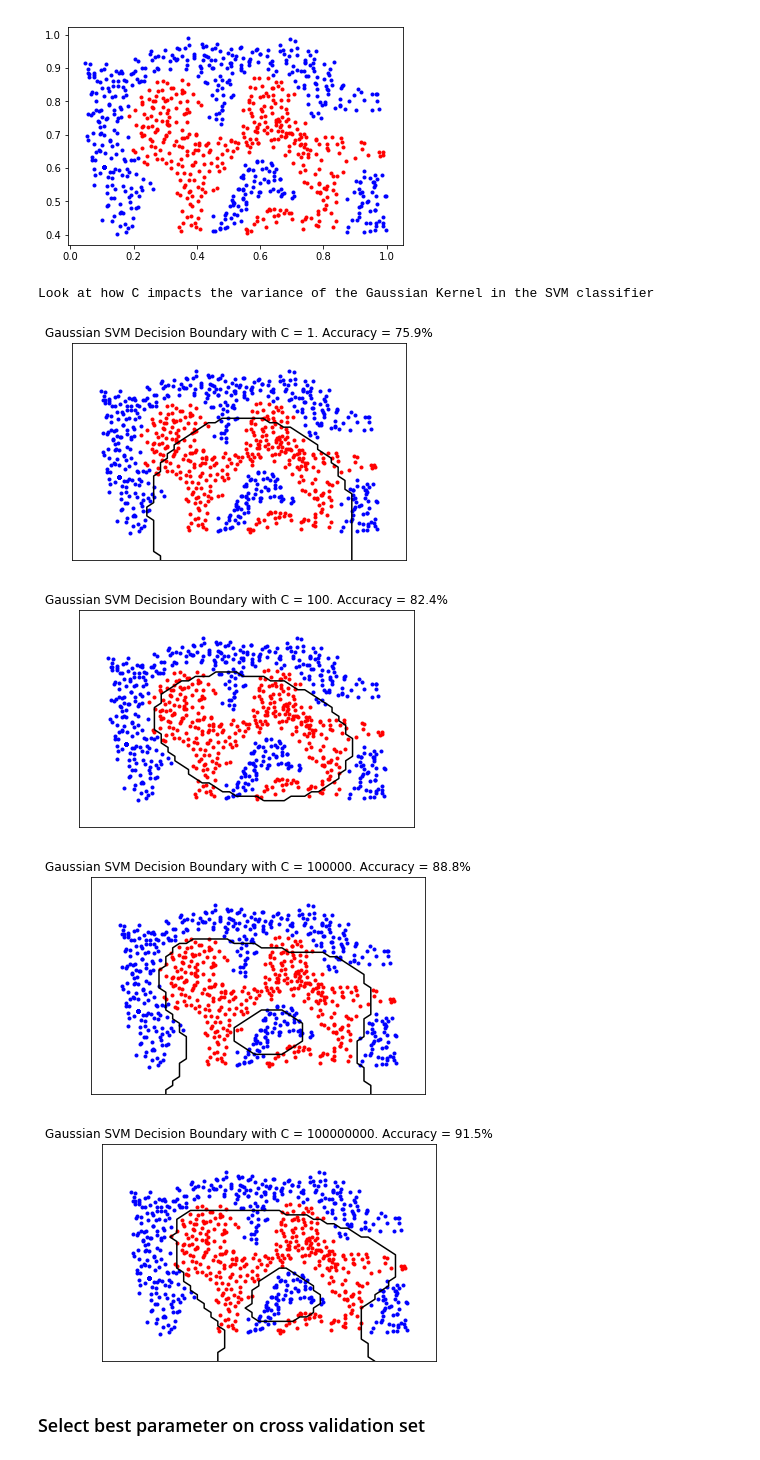
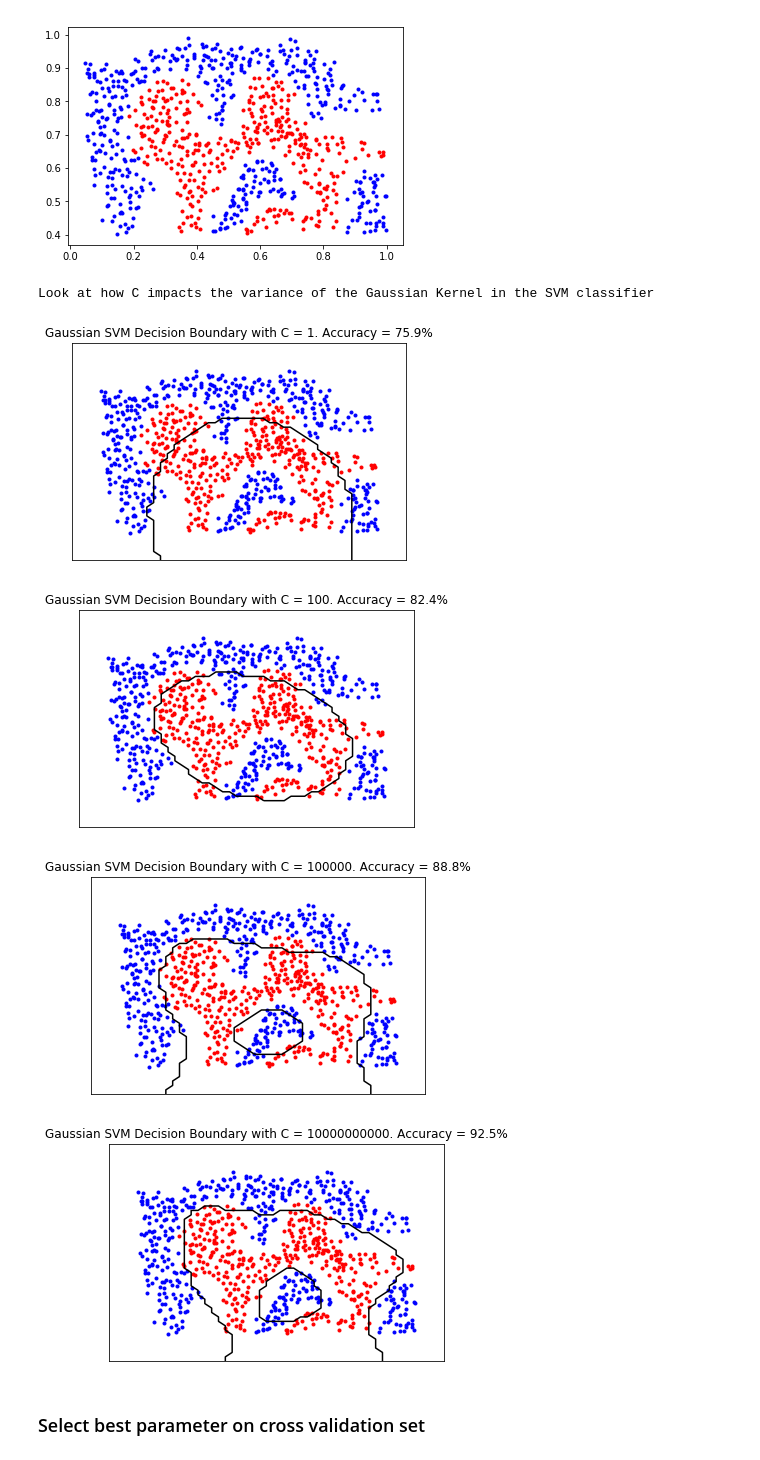
Before and after one commit to Pptr95/machine-learning-AndrewNg, a Jupyter notebook: assignment6/ex6/Support-Vector-Machines.ipynb, the cells around one changed output. Drawn from its saved outputs; the diff is of its cells as text; code cells hidden in the pictures.

```diff
--- a/assignment6/ex6/Support-Vector-Machines.ipynb
+++ b/assignment6/ex6/Support-Vector-Machines.ipynb
@@ -104,8 +104,8 @@ for C in [0.1, 1, 10, 100]:
     # plot the points, the line, and the nearest vectors to the plane
     fig = plt.figure()
     ax = fig.add_subplot(1, 1, 1)
-    ax.scatter(X[(y == 0).nonzero(), 0], X[(y == 0).nonzero(), 1], color='red', s=9)
-    ax.scatter(X[(y == 1).nonzero(), 0], X[(y == 1).nonzero(), 1], color='blue', s=9)
+    ax.scatter(X[(y == 0).nonzero()[0], 0], X[(y == 0).nonzero()[0], 1], color='red', s=9)
+    ax.scatter(X[(y == 1).nonzero()[0], 0], X[(y == 1).nonzero()[0], 1], color='blue', s=9)
     ax.plot(xx, yy, '-')
     ax.plot(xx, yy_down, 'k--')
     ax.plot(xx, yy_up, 'k--')
@@ -142,44 +142,44 @@ plt.show()
 # %%
 print('Look at how C impacts the variance of the Gaussian Kernel in the SVM classifier')
 
-for C in [1e+0, 1e+2, 1e+5, 1e+8]:
-    clf = svm.SVC(kernel='rbf', C=C)
+for C in [1e+0, 1e+2, 1e+5, 1e+10]:
+    clf = svm.SVC(kernel='rbf', C=C, gamma = 'auto')
     clf.fit(X, y.ravel())
     accuracy = (clf.predict(X).reshape(-1,1) == y.reshape(-1,1)).sum()/y.shape[0]
 
     # generating an evenly spaced grid to evaluate the classifier's predictions
     xx = np.linspace(x_min, x_max)
     yy = np.linspace(y_min, y_max)
 
     z = np.zeros((len(xx), len(yy)));
     for i in np.arange(len(xx)):
         for j in np.arange(len(yy)):
             z[i,j]= clf.predict(np.c_[np.atleast_1d(xx[i]), np.atleast_1d(yy[j])])
 
     # plot the points, the line, and the nearest vectors to the plane
     fig = plt.figure()
     ax = fig.add_subplot(1, 1, 1)
-    ax.scatter(X[(y == 0).nonzero(), 0], X[(y == 0).nonzero(), 1], color='red', s=9)
-    ax.scatter(X[(y == 1).nonzero(), 0], X[(y == 1).nonzero(), 1], color='blue', s=9)
+    ax.scatter(X[(y == 0).nonzero()[0], 0], X[(y == 0).nonzero()[0], 1], color='red', s=9)
+    ax.scatter(X[(y == 1).nonzero()[0], 0], X[(y == 1).nonzero()[0], 1], color='blue', s=9)
 
     plt.axis('tight')
     plt.title('Gaussian SVM Decision Boundary with C = %d. Accuracy = %2.1f%%' % (C, accuracy*100))
 
     cs = plt.contour(xx, yy, z.T, levels=[0], colors='k')
 
     plt.xlim(x_min, x_max)
     plt.ylim(y_min, y_max)
 
     plt.xticks(())
     plt.yticks(())
 
     plt.show()
 # %% [output]
 Look at how C impacts the variance of the Gaussian Kernel in the SVM classifier
 [figure]
 [figure]
 [figure]
-[figure, old version]
+[figure, new version]
 # %% [markdown]
 ### Select best parameter on cross validation set
 # %%
```
Also changed, not shown: parts of 16 cells of this notebook, 6 other files.
